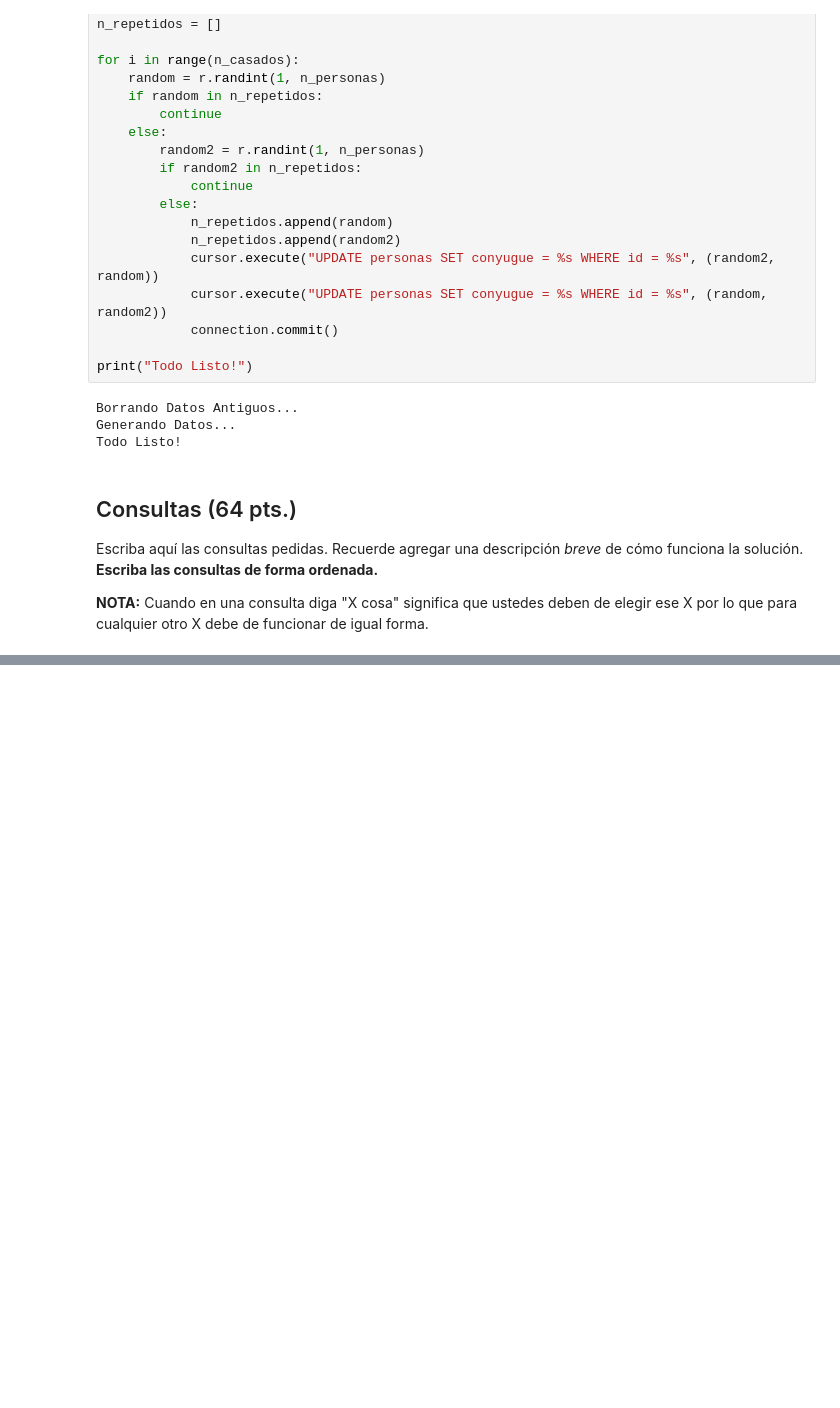
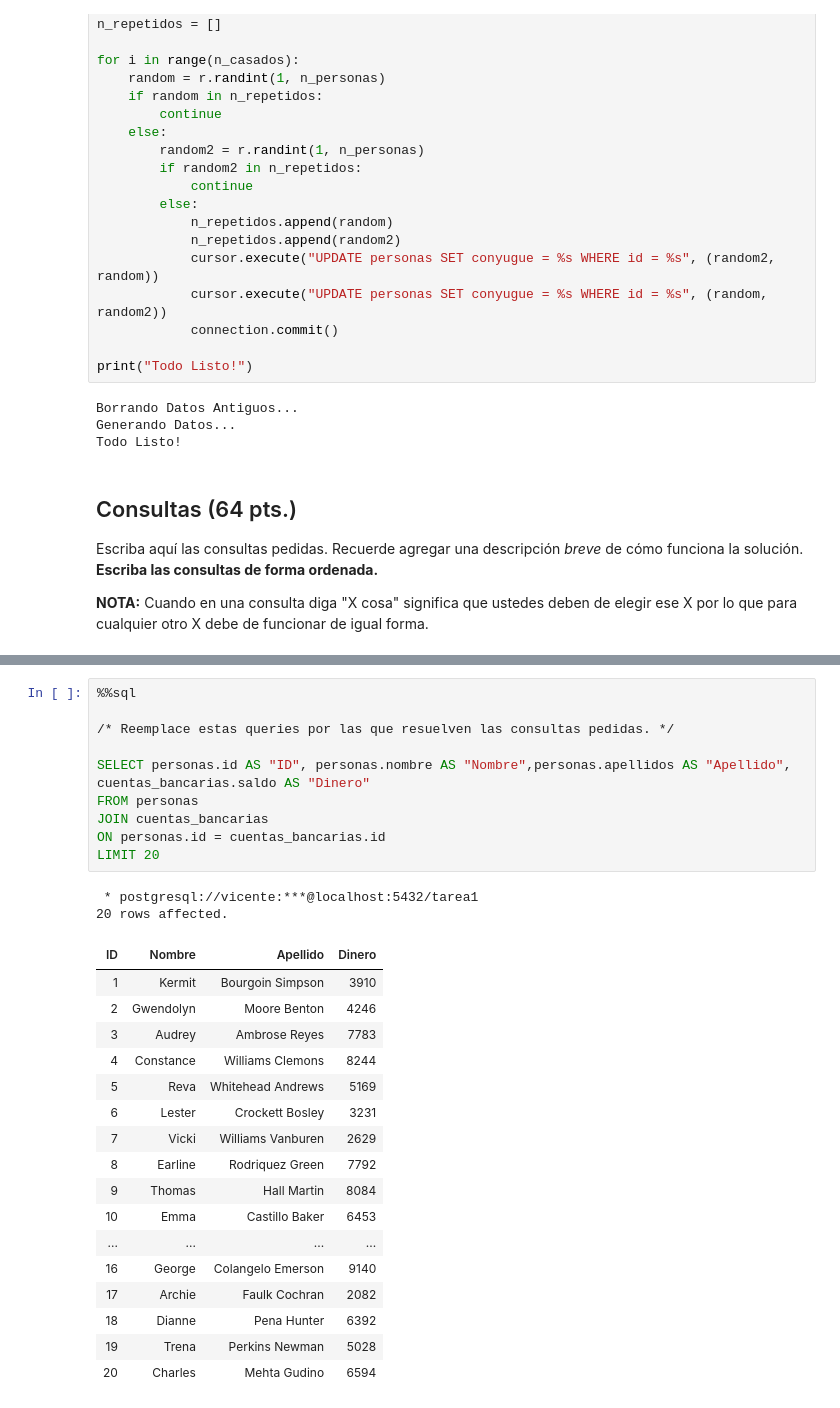
Before and after one commit to SamuelOrtizV/Tareas-Bases-De-Datos, a Jupyter notebook: Tarea-1-Grupo46/Tarea_1_BD_2023_1.ipynb, the cells around one changed output, grey strips where cells are left out. Saved outputs shown, nothing was run; the diff lists cells and outputs as text; blank space fills up the shorter version.

Commit message:
Actualización tarea1

```diff
--- a/Tarea-1-Grupo46/Tarea_1_BD_2023_1.ipynb
+++ b/Tarea-1-Grupo46/Tarea_1_BD_2023_1.ipynb
@@ -596,0 +426,31 @@ FROM
+# %%
+%%sql
+
+/* Reemplace estas queries por las que resuelven las consultas pedidas. */
+
+SELECT personas.id AS "ID", personas.nombre AS "Nombre",personas.apellidos AS "Apellido",
+cuentas_bancarias.saldo AS "Dinero"
+FROM personas
+JOIN cuentas_bancarias
+ON personas.id = cuentas_bancarias.id
+LIMIT 20
+# %% [output]
+ * postgresql://vicente:***@localhost:5432/tarea1
+20 rows affected.
+| ID | Nombre | Apellido | Dinero |
+| 1 | Kermit | Bourgoin Simpson | 3910 |
+| 2 | Gwendolyn | Moore Benton | 4246 |
+| 3 | Audrey | Ambrose Reyes | 7783 |
+| 4 | Constance | Williams Clemons | 8244 |
+| 5 | Reva | Whitehead Andrews | 5169 |
+| 6 | Lester | Crockett Bosley | 3231 |
+| 7 | Vicki | Williams Vanburen | 2629 |
+| 8 | Earline | Rodriquez Green | 7792 |
+| 9 | Thomas | Hall Martin | 8084 |
+| 10 | Emma | Castillo Baker | 6453 |
+| ... | ... | ... | ... |
+| 16 | George | Colangelo Emerson | 9140 |
+| 17 | Archie | Faulk Cochran | 2082 |
+| 18 | Dianne | Pena Hunter | 6392 |
+| 19 | Trena | Perkins Newman | 5028 |
+| 20 | Charles | Mehta Gudino | 6594 |
```
Also changed, not shown: parts of 46 cells of this notebook.
